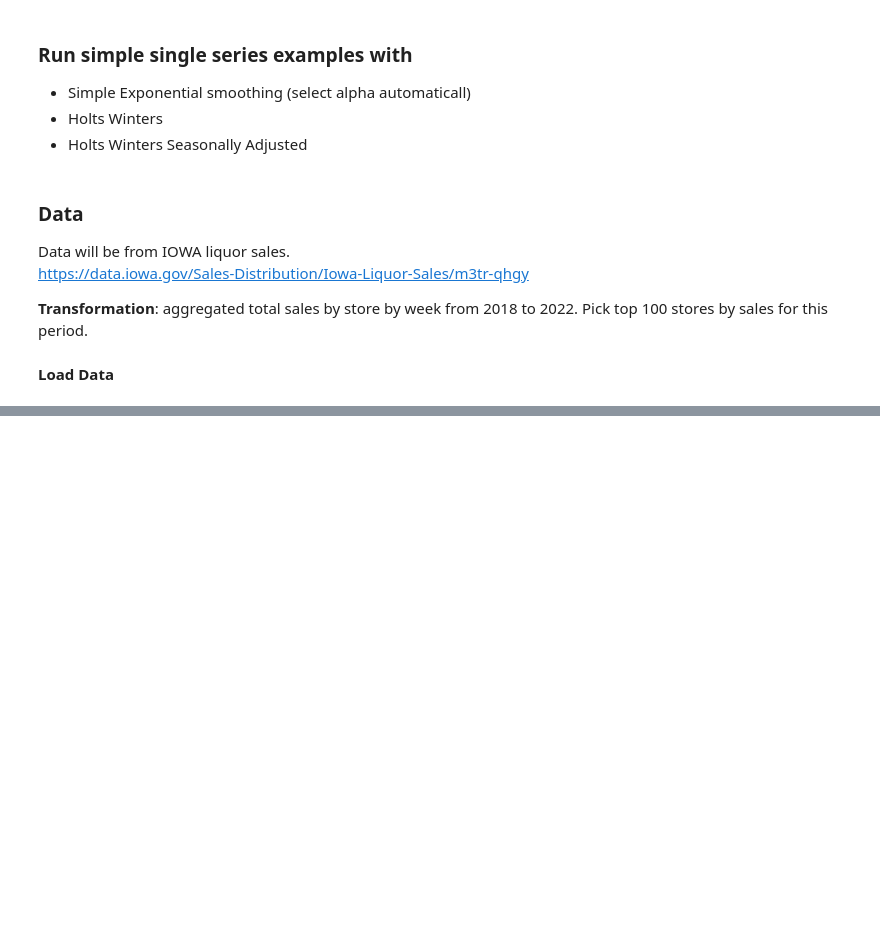
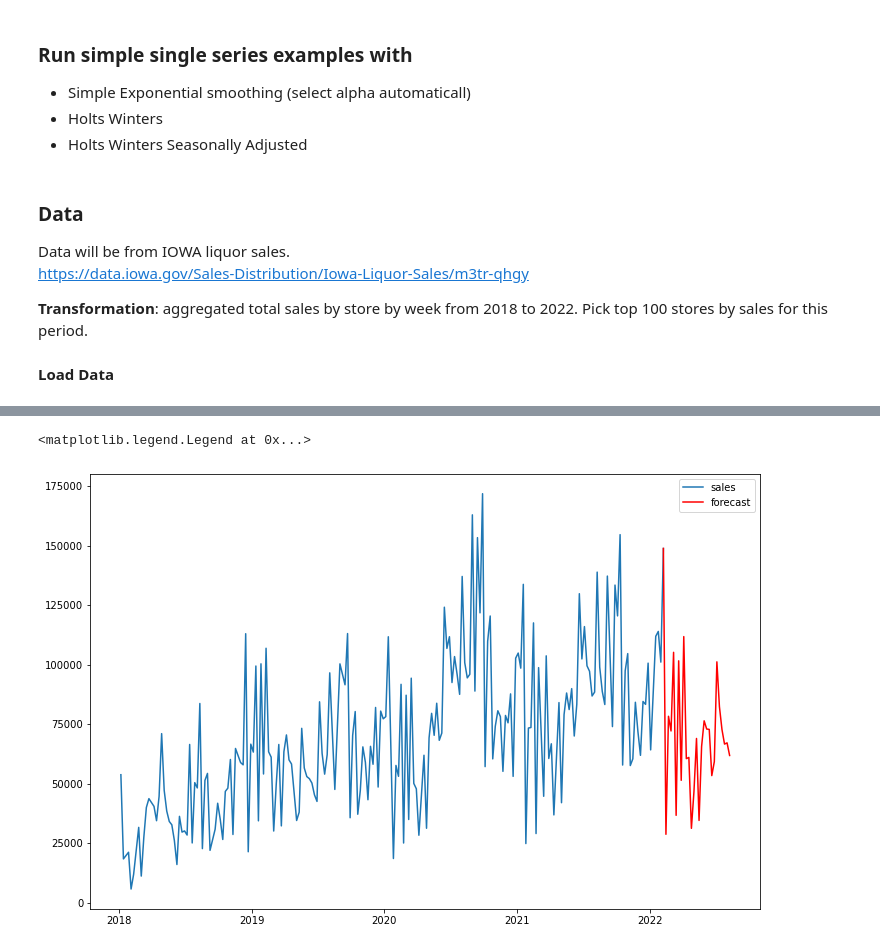
Before and after one commit to Rev-Analytics/exponential_smoothing, a Jupyter notebook: expo_smooth_v2.ipynb, the cells around one changed output, grey strips where cells are left out. Cells and saved outputs as stored; diff of their text form; code cells hidden in the pictures; blank space fills up the shorter version.

```diff
--- a/expo_smooth_v2.ipynb
+++ b/expo_smooth_v2.ipynb
@@ -133,0 +221,3 @@ fit1.forecast(12).plot(ax=ax, style="--", marker="o", color="red", legend=True
+# %%
+fc_df.columns = ['date','forecast']
+fc_df.head()
@@ -133,0 +231,6 @@ fit1.forecast(12).plot(ax=ax, style="--", marker="o", color="red", legend=True
+# %%
+temp_df = hist_df.tail(1)
+temp_df.columns = ['forecast']
+# %%
+temp_df.reset_index(inplace=True)
+temp_df
@@ -133,0 +240,5 @@ fit1.forecast(12).plot(ax=ax, style="--", marker="o", color="red", legend=True
+# %%
+new_fc_df = pd.concat([temp_df,fc_df])
+# new_fc_df.reset_index(inplace=True)
+# new_fc_df.drop(['index'],axis=1)
+new_fc_df.head()
@@ -133,0 +252,9 @@ fit1.forecast(12).plot(ax=ax, style="--", marker="o", color="red", legend=True
+# %%
+fig, ax = plt.subplots(figsize=(12,8))
+ax.plot(hist_df.date,hist_df.sales,label='sales')
+ax.plot(new_fc_df.date,new_fc_df.forecast,color='red',label='forecast')
+ax.legend()
+#plt.plot(x=new_fc_df.date,y=new_fc_df.forecast, style="--",color="red",legend=True)
+# %% [output]
+<matplotlib.legend.Legend at 0x...>
+[figure, added]
```
Also changed, not shown: parts of 42 cells of this notebook.
